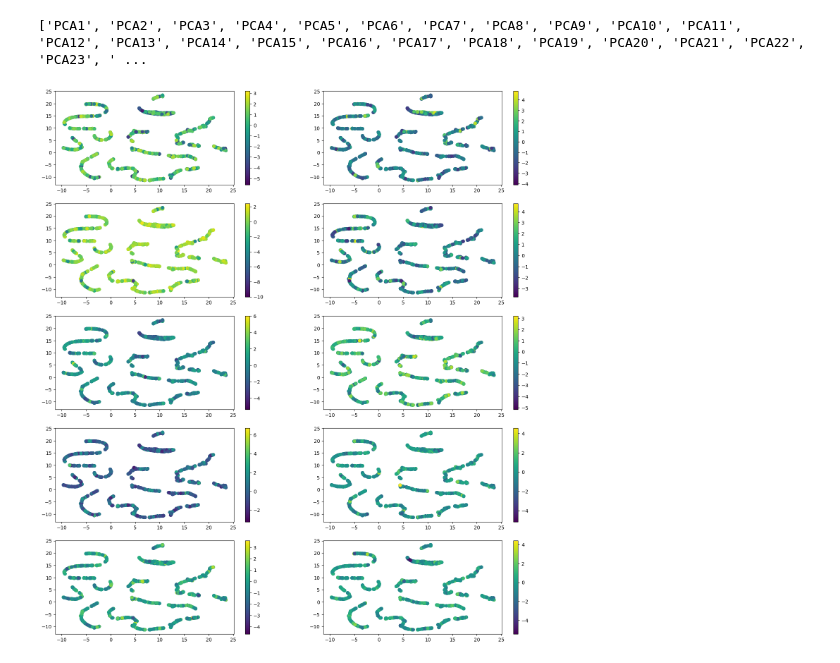
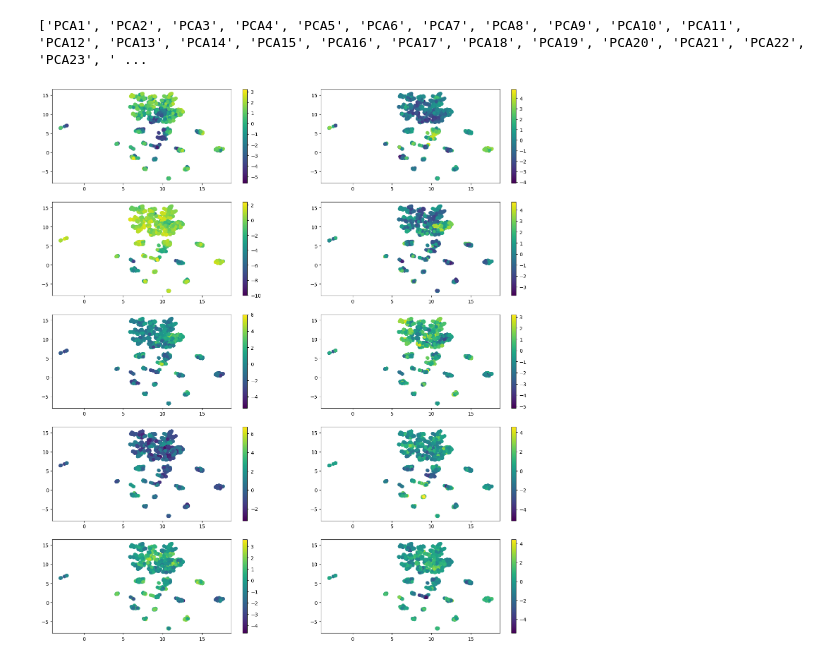
Before and after one commit to ferguswatson39/london_sport2, a Jupyter notebook: exploration/exploration_files/eda.ipynb, the cells around one changed output. Cells and saved outputs as stored; diff of their text form; code cells hidden in the pictures.

```diff
--- a/exploration/exploration_files/eda.ipynb
+++ b/exploration/exploration_files/eda.ipynb
@@ -175,16 +177,19 @@ print(pca_df_cols)
 # %% [output]
 ['PCA1', 'PCA2', 'PCA3', 'PCA4', 'PCA5', 'PCA6', 'PCA7', 'PCA8', 'PCA9', 'PCA10', 'PCA11', 'PCA12', 'PCA13', 'PCA14', 'PCA15', 'PCA16', 'PCA17', 'PCA18', 'PCA19', 'PCA20', 'PCA21', 'PCA22', 'PCA23', ' ...
 # %%
-reduce = umap.UMAP(random_state=42)
-umap_emb = reduce.fit_transform(df)
+reduce = umap.UMAP(n_neighbors = 50, min_dist=0.1, random_state=42)
+scaler = StandardScaler()
+X = df.values
+X_scaled = scaler.fit_transform(X)
+umap_emb = reduce.fit_transform(X_scaled)
 fig, axes = plt.subplots(5,2, figsize=(18,20))
 axes = axes.flatten()
 for i in range(10):
     output = axes[i].scatter(
         umap_emb[:,0],
         umap_emb[:,1],
         c=pca_df[pca_df_cols[i]]
     )
     plt.colorbar(output, ax=axes[i])
 # %% [output]
-[figure, old version]
+[figure, new version]
```
Also changed, not shown: parts of 10 cells of this notebook.
